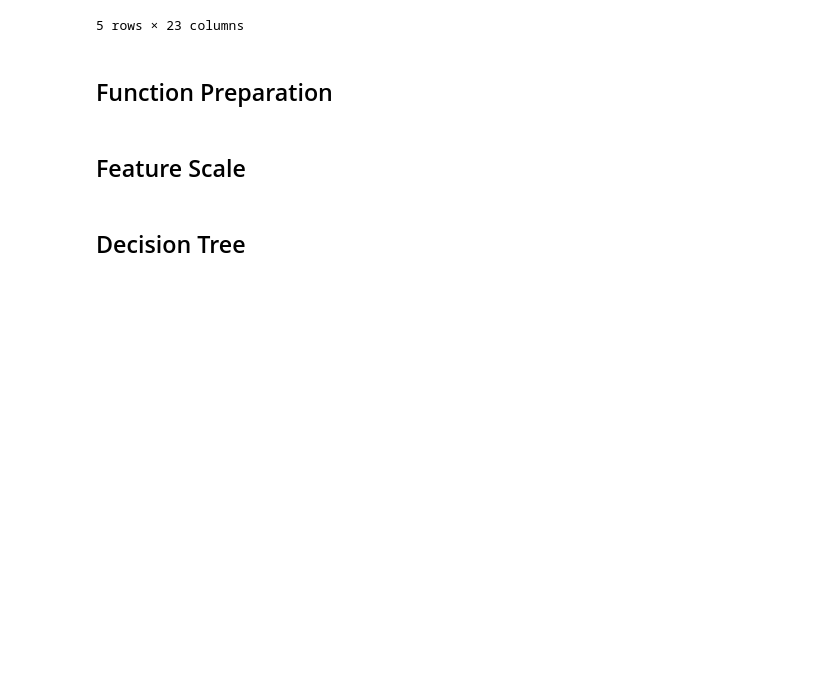
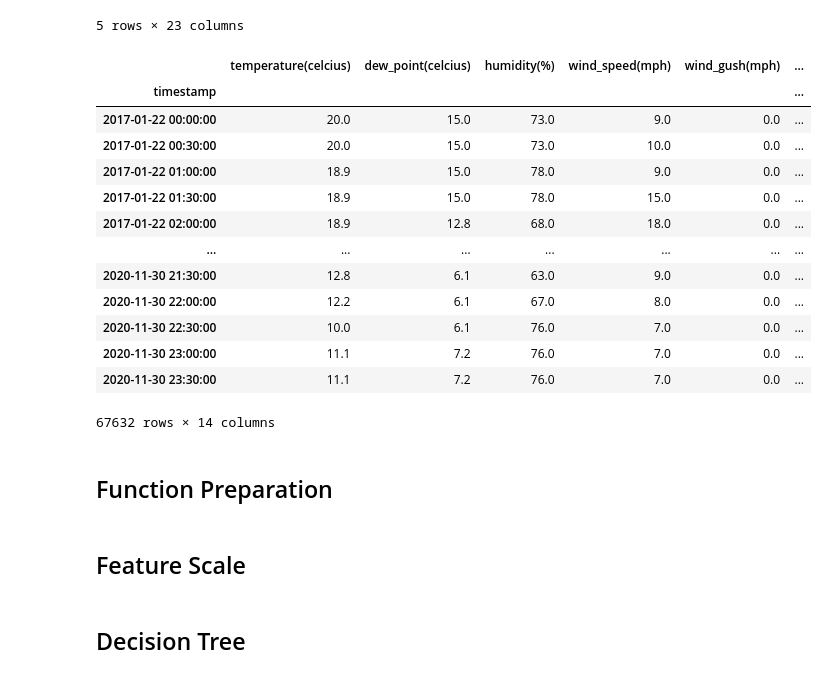
Before and after one commit to zheyzhang/Capstone-Individual, a Jupyter notebook: Data Modeling/WU/WU_model.ipynb, the cells around one changed output. Saved outputs shown, nothing was run; the diff lists cells and outputs as text; code cells hidden in the pictures; blank space fills up the shorter version.

```diff
--- a/Data Modeling/WU/WU_model.ipynb
+++ b/Data Modeling/WU/WU_model.ipynb
@@ -136,7 +136,7 @@ select_col = ['Operational Demand (MW)', 'temperature(celcius)', 'dew_point(celc
 y_col=['Operational Demand (MW)']
 x_col=list(set(select_col)-set(y_col))
 model_df=df[select_col]
-training_dat = model_df[(model_df.index < '2020-12-01') | ('2021-04-01' < model_df.index)]
+training_dat = model_df[(model_df.index < '2020-12-01') | ('2021-04-01' <= model_df.index)]
 testing_dat = model_df[(model_df.index >= '2020-12-01') & ('2021-04-01' > model_df.index)]
 
 X_train = training_dat.drop('Operational Demand (MW)',axis=1)
@@ -144,6 +144,23 @@ y_train = training_dat['Operational Demand (MW)']
 
 X_test = testing_dat.drop('Operational Demand (MW)', axis = 1)
 y_test = testing_dat['Operational Demand (MW)']
+# %%
+X_train[X_train.index < '2020-12-01']
+# %% [output]
+|  | temperature(celcius) | dew_point(celcius) | humidity(%) | wind_speed(mph) | wind_gush(mph) | ... |
+| timestamp |  |  |  |  |  | ... |
+| 2017-01-22 00:00:00 | 20.0 | 15.0 | 73.0 | 9.0 | 0.0 | ... |
+| 2017-01-22 00:30:00 | 20.0 | 15.0 | 73.0 | 10.0 | 0.0 | ... |
+| 2017-01-22 01:00:00 | 18.9 | 15.0 | 78.0 | 9.0 | 0.0 | ... |
+| 2017-01-22 01:30:00 | 18.9 | 15.0 | 78.0 | 15.0 | 0.0 | ... |
+| 2017-01-22 02:00:00 | 18.9 | 12.8 | 68.0 | 18.0 | 0.0 | ... |
+| ... | ... | ... | ... | ... | ... | ... |
+| 2020-11-30 21:30:00 | 12.8 | 6.1 | 63.0 | 9.0 | 0.0 | ... |
+| 2020-11-30 22:00:00 | 12.2 | 6.1 | 67.0 | 8.0 | 0.0 | ... |
+| 2020-11-30 22:30:00 | 10.0 | 6.1 | 76.0 | 7.0 | 0.0 | ... |
+| 2020-11-30 23:00:00 | 11.1 | 7.2 | 76.0 | 7.0 | 0.0 | ... |
+| 2020-11-30 23:30:00 | 11.1 | 7.2 | 76.0 | 7.0 | 0.0 | ... |
+67632 rows × 14 columns
 # %% [markdown]
 ## Function Preparation
 # %%
```
Also changed, not shown: 1 other file.
